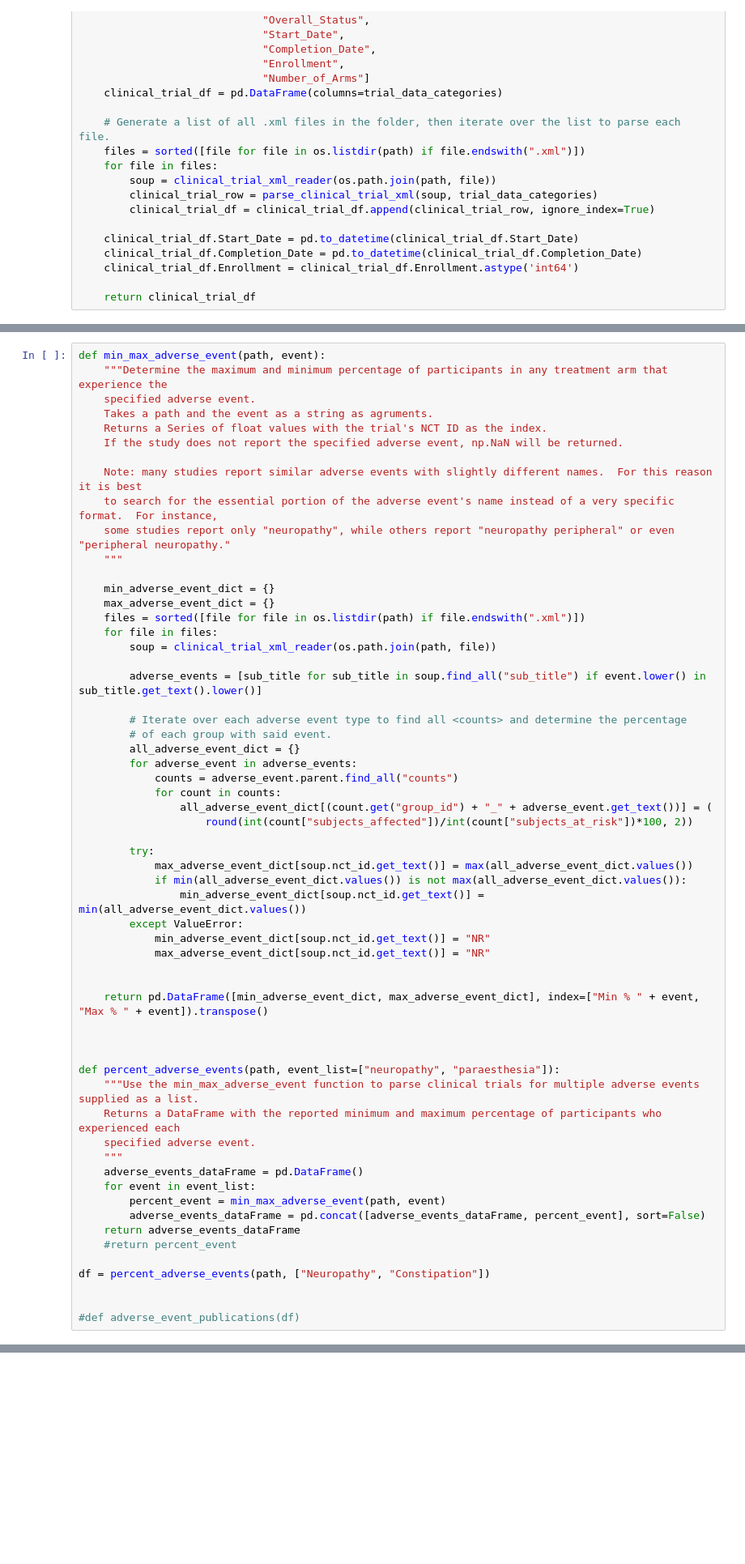
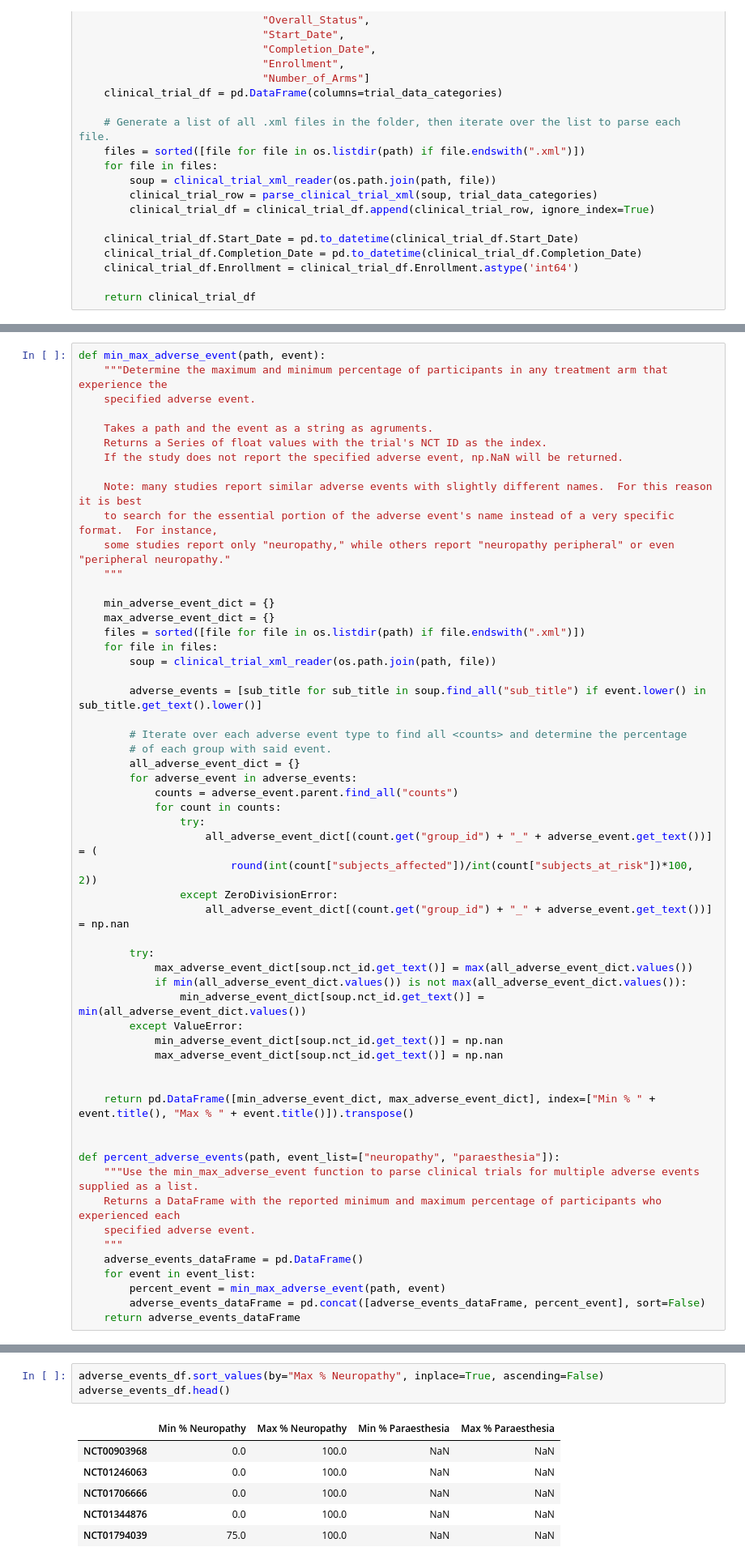
Before and after one commit to NBlixt/Portfolio, a Jupyter notebook: Clinical Trial Data Retrieval/clinical_trial_scrape.ipynb, the cells around one changed output, grey strips where cells are left out. Shown at 81% size. Drawn from its saved outputs; the diff is of its cells as text; blank space fills up the shorter version.

```diff
--- a/Clinical Trial Data Retrieval/clinical_trial_scrape.ipynb
+++ b/Clinical Trial Data Retrieval/clinical_trial_scrape.ipynb
@@ -232,13 +129,14 @@ df_style
 def min_max_adverse_event(path, event):
     """Determine the maximum and minimum percentage of participants in any treatment arm that experience the
     specified adverse event.
+
     Takes a path and the event as a string as agruments.
     Returns a Series of float values with the trial's NCT ID as the index.
     If the study does not report the specified adverse event, np.NaN will be returned.
 
     Note: many studies report similar adverse events with slightly different names.  For this reason it is best
     to search for the essential portion of the adverse event's name instead of a very specific format.  For instance,
-    some studies report only "neuropathy", while others report "neuropathy peripheral" or even "peripheral neuropathy."
+    some studies report only "neuropathy," while others report "neuropathy peripheral" or even "peripheral neuropathy."
     """
 
     min_adverse_event_dict = {}
@@ -255,20 +153,22 @@ def min_max_adverse_event(path, event):
         for adverse_event in adverse_events:
             counts = adverse_event.parent.find_all("counts")
             for count in counts:
-                all_adverse_event_dict[(count.get("group_id") + "_" + adverse_event.get_text())] = (
-                    round(int(count["subjects_affected"])/int(count["subjects_at_risk"])*100, 2))
+                try:
+                    all_adverse_event_dict[(count.get("group_id") + "_" + adverse_event.get_text())] = (
+                        round(int(count["subjects_affected"])/int(count["subjects_at_risk"])*100, 2))
+                except ZeroDivisionError:
+                    all_adverse_event_dict[(count.get("group_id") + "_" + adverse_event.get_text())] = np.nan
 
         try:
             max_adverse_event_dict[soup.nct_id.get_text()] = max(all_adverse_event_dict.values())
             if min(all_adverse_event_dict.values()) is not max(all_adverse_event_dict.values()):
                 min_adverse_event_dict[soup.nct_id.get_text()] = min(all_adverse_event_dict.values())
         except ValueError:
-            min_adverse_event_dict[soup.nct_id.get_text()] = "NR"
-            max_adverse_event_dict[soup.nct_id.get_text()] = "NR"
+            min_adverse_event_dict[soup.nct_id.get_text()] = np.nan
+            max_adverse_event_dict[soup.nct_id.get_text()] = np.nan
 
 
-    return pd.DataFrame([min_adverse_event_dict, max_adverse_event_dict], index=["Min % " + event, "Max % " + event]).transpose()
-
+    return pd.DataFrame([min_adverse_event_dict, max_adverse_event_dict], index=["Min % " + event.title(), "Max % " + event.title()]).transpose()
 
 
 def percent_adverse_events(path, event_list=["neuropathy", "paraesthesia"]):
@@ -281,9 +181,3 @@ def percent_adverse_events(path, event_list=["neuropathy", "paraesthesia"]):
         percent_event = min_max_adverse_event(path, event)
         adverse_events_dataFrame = pd.concat([adverse_events_dataFrame, percent_event], sort=False)
     return adverse_events_dataFrame
-    #return percent_event
-
-df = percent_adverse_events(path, ["Neuropathy", "Constipation"])
-
-
-#def adverse_event_publications(df)
@@ -296,0 +192,10 @@ Index(['NCT00075881', 'NCT00148317', 'NCT00153920', 'NCT00287872'], dtype='objec
+# %%
+adverse_events_df.sort_values(by="Max % Neuropathy", inplace=True, ascending=False)
+adverse_events_df.head()
+# %% [output]
+|  | Min % Neuropathy | Max % Neuropathy | Min % Paraesthesia | Max % Paraesthesia |
+| NCT00903968 | 0.0 | 100.0 | NaN | NaN |
+| NCT01246063 | 0.0 | 100.0 | NaN | NaN |
+| NCT01706666 | 0.0 | 100.0 | NaN | NaN |
+| NCT01344876 | 0.0 | 100.0 | NaN | NaN |
+| NCT01794039 | 75.0 | 100.0 | NaN | NaN |
```
Also changed, not shown: parts of 36 cells of this notebook.
